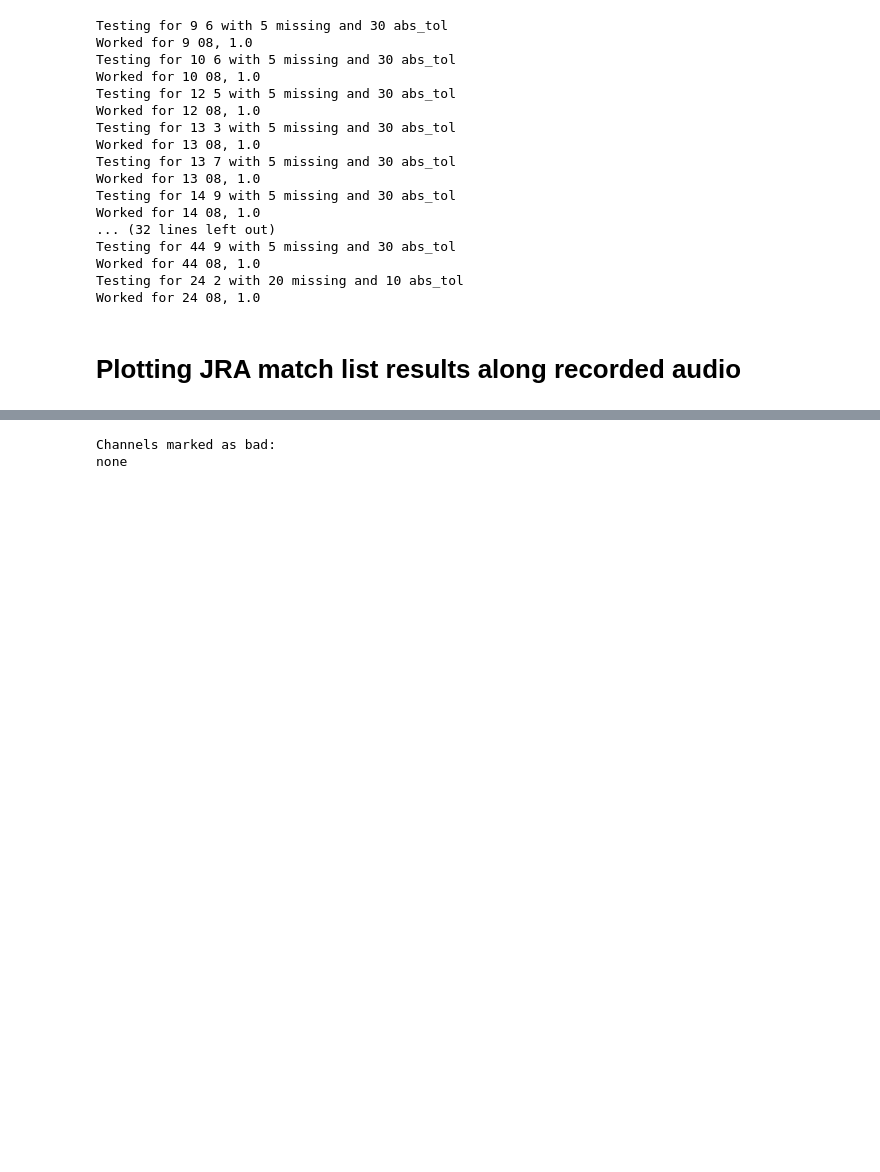
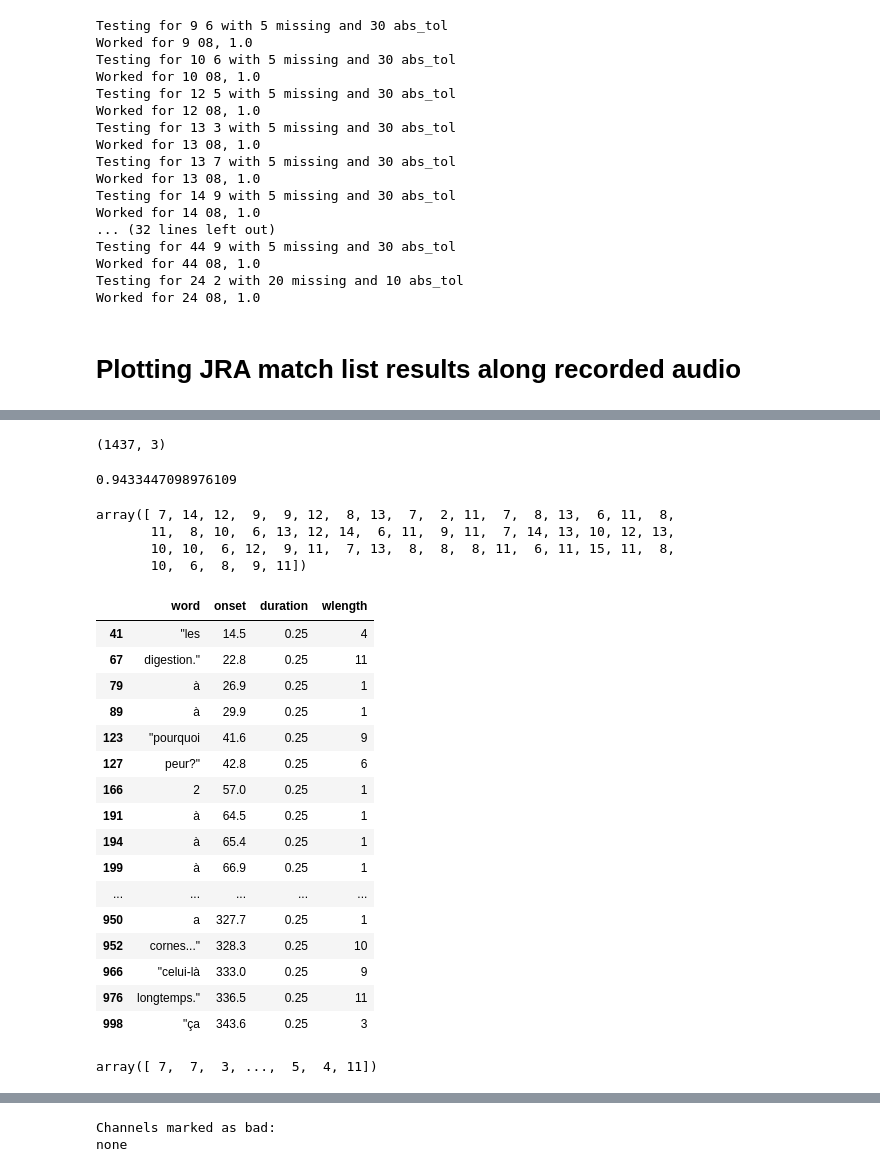
Before and after one commit to BelCorentin/neurospin-petit-prince, a Jupyter notebook: decoding/ntbk/auditory_clean.ipynb, the cells around one changed output, grey strips where cells are left out. Drawn from its saved outputs; the diff is of its cells as text; code cells hidden in the pictures; blank space fills up the shorter version.

Commit message:
Some issues with the visual are investigated: words not matching are always the same : à &co, must understand why those triggers are missing...

```diff
--- a/decoding/ntbk/auditory_clean.ipynb
+++ b/decoding/ntbk/auditory_clean.ipynb
@@ -154,11 +156,11 @@ import numpy as np
 import pandas as pd
 
 run_id = '01'
-subject = '5'
+subject = '6'
 
-path = Path("/media/co/T7/workspace-LPP/data/MEG/LPP/PallierListen2023/download")
+path = Path("/media/co/T7/workspace-LPP/data/MEG/LPP/PallierRead2023/download")
 
-task = 'listen'
+task = 'read'
 bids_path = mne_bids.BIDSPath(
     subject=subject,
     session="01",
@@ -264,0 +320,7 @@ Matching until 638360 (610200.0 on second seq, offset=28160.0
+# %%
+# Testing with the stim data
+
+file = "/home/co/code/LPP_experiment/formatting/v2/run1_v2_0.25_0.5.tsv"
+words = pd.read_csv(file, sep="\t")
+words['wlength'] = words['word'].apply(len)
+i, j = match_list(word_triggers[:, 2], words.wlength)
@@ -264,0 +337,41 @@ Matching until 638360 (610200.0 on second seq, offset=28160.0
+# %%
+word_triggers.shape
+# %% [output]
+(1437, 3)
+# %%
+len(i) / words.shape[0]
+# %% [output]
+0.9433447098976109
+# %%
+word_triggers[~np.isin(np.arange(word_triggers.shape[0]), i)][:,2]
+# %% [output]
+array([ 7, 14, 12,  9,  9, 12,  8, 13,  7,  2, 11,  7,  8, 13,  6, 11,  8,
+       11,  8, 10,  6, 13, 12, 14,  6, 11,  9, 11,  7, 14, 13, 10, 12, 13,
+       10, 10,  6, 12,  9, 11,  7, 13,  8,  8,  8, 11,  6, 11, 15, 11,  8,
+       10,  6,  8,  9, 11])
+# %%
+# Print the words of not matched words
+words.loc[~words.index.isin(j)][:50]
+# The triggers that were not matched
+# %% [output]
+|  | word | onset | duration | wlength |
+| 41 | "les | 14.5 | 0.25 | 4 |
+| 67 | digestion." | 22.8 | 0.25 | 11 |
+| 79 | à | 26.9 | 0.25 | 1 |
+| 89 | à | 29.9 | 0.25 | 1 |
+| 123 | "pourquoi | 41.6 | 0.25 | 9 |
+| 127 | peur?" | 42.8 | 0.25 | 6 |
+| 166 | 2 | 57.0 | 0.25 | 1 |
+| 191 | à | 64.5 | 0.25 | 1 |
+| 194 | à | 65.4 | 0.25 | 1 |
+| 199 | à | 66.9 | 0.25 | 1 |
+| ... | ... | ... | ... | ... |
+| 950 | a | 327.7 | 0.25 | 1 |
+| 952 | cornes..." | 328.3 | 0.25 | 10 |
+| 966 | "celui-là | 333.0 | 0.25 | 9 |
+| 976 | longtemps." | 336.5 | 0.25 | 11 |
+| 998 | "ça | 343.6 | 0.25 | 3 |
+# %%
+word_triggers[:, 2]
+# %% [output]
+array([ 7,  7,  3, ...,  5,  4, 11])
```
Also changed, not shown: parts of 10 cells of this notebook, 1 other file.
